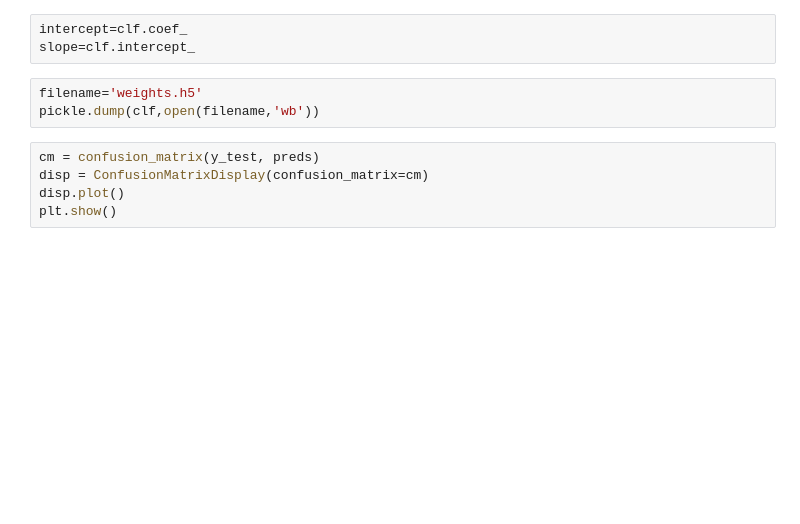
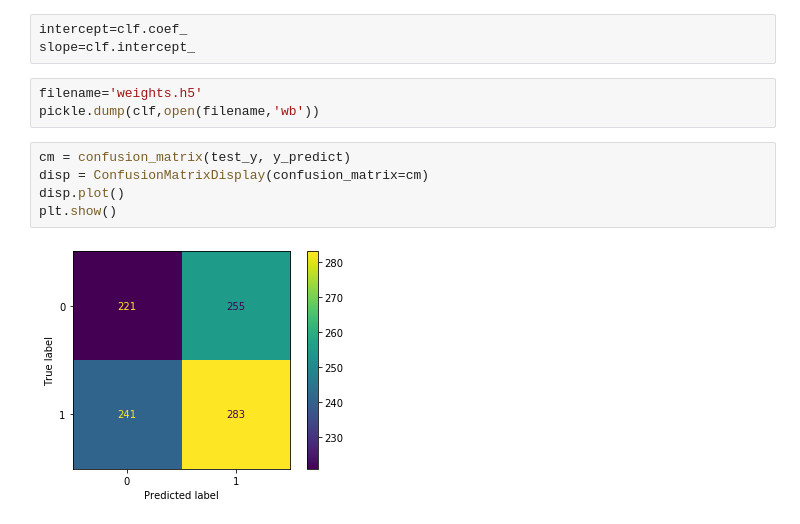
Before and after one commit to sanskar-maddi/analytics_gc, a Jupyter notebook: Tcoders Analytics GC 2022.ipynb, the cells around one changed output. Saved outputs shown, nothing was run; the diff lists cells and outputs as text; blank space fills up the shorter version.

```diff
--- a/Tcoders Analytics GC 2022.ipynb
+++ b/Tcoders Analytics GC 2022.ipynb
@@ -86,7 +86,9 @@ slope=clf.intercept_
 filename='weights.h5'
 pickle.dump(clf,open(filename,'wb'))
 # %%
-cm = confusion_matrix(y_test, preds)
+cm = confusion_matrix(test_y, y_predict)
 disp = ConfusionMatrixDisplay(confusion_matrix=cm)
 disp.plot()
 plt.show()
+# %% [output]
+[figure, added]
```
Also changed, not shown: parts of 1 cell of this notebook, 2 other files.
